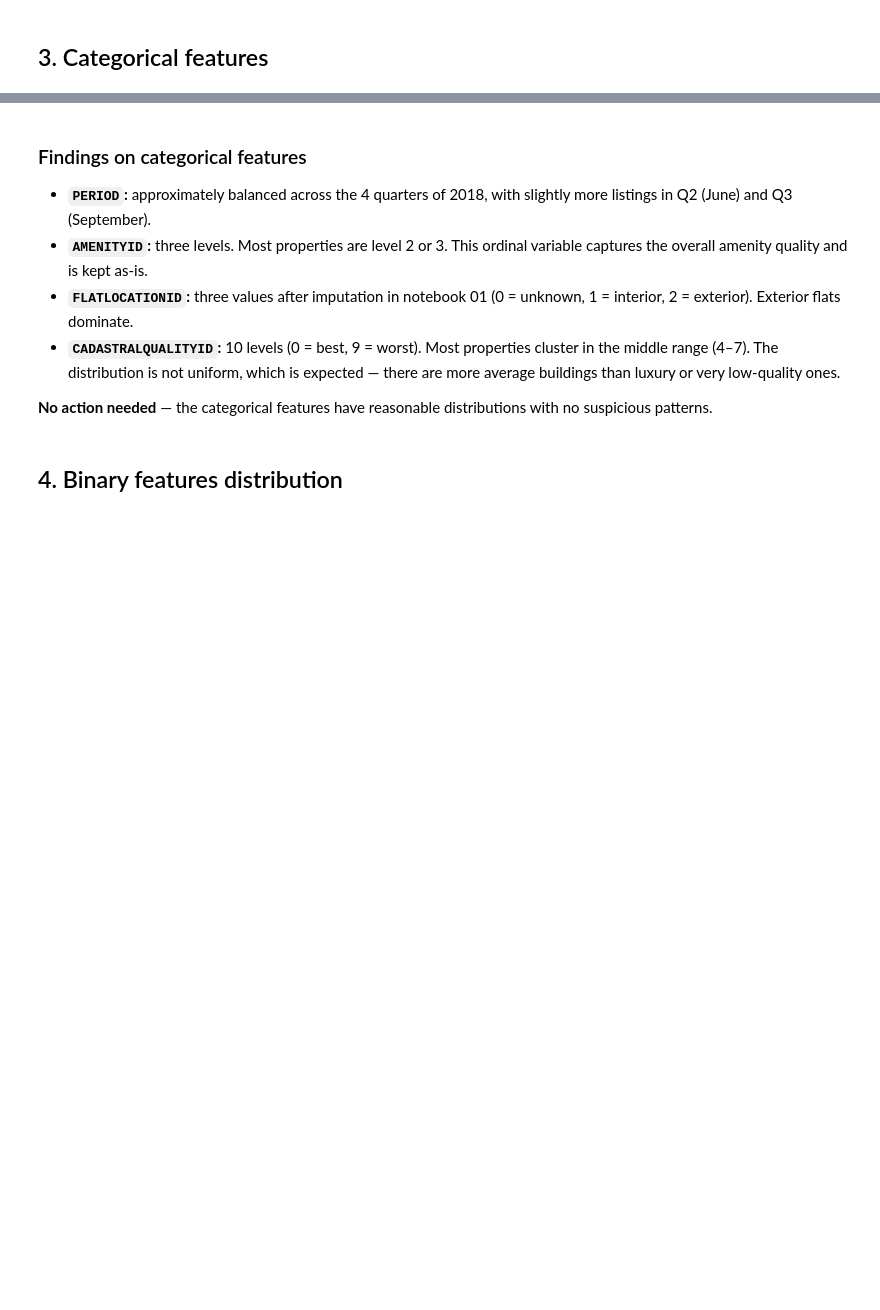
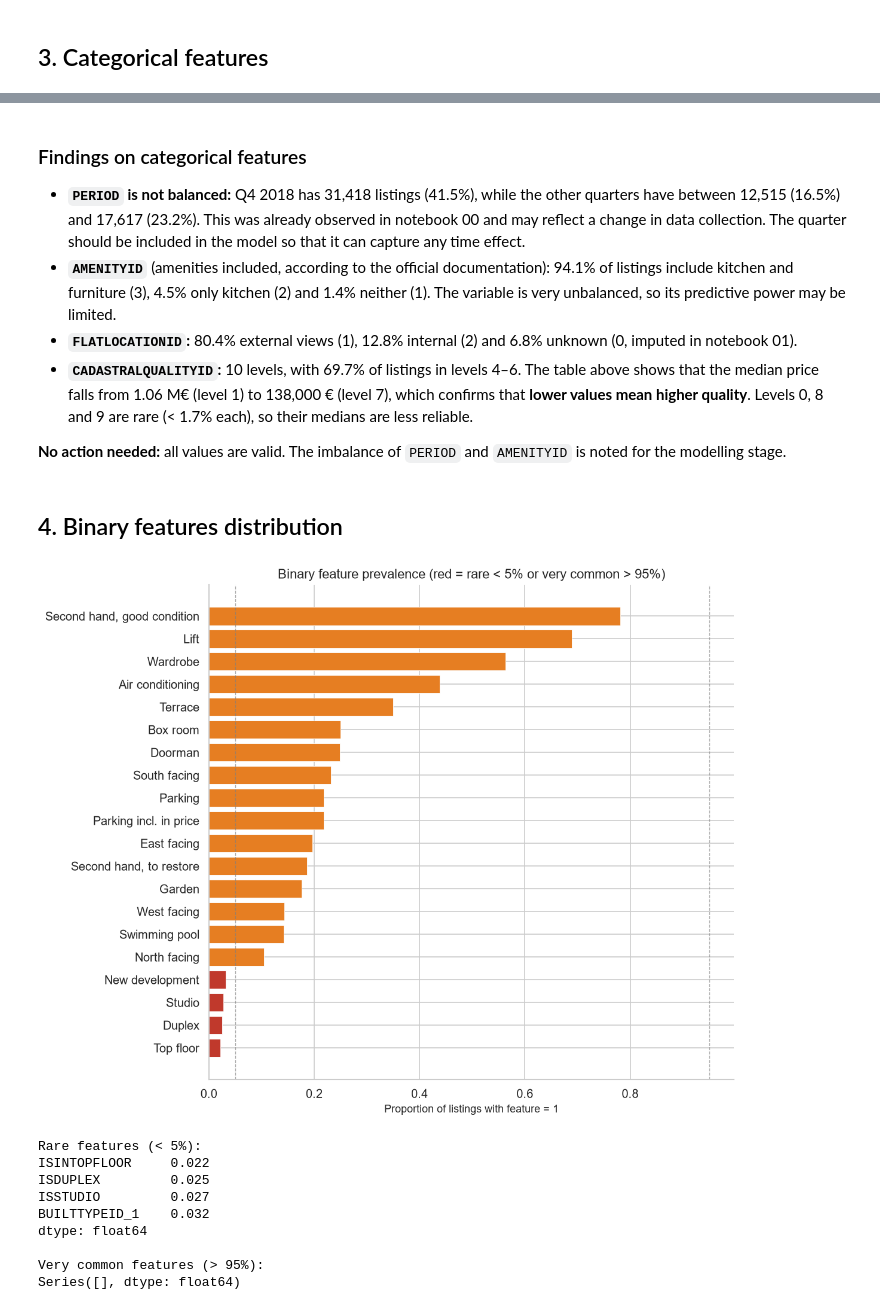
Before and after one commit to PabloMonteroRuiz/machine-learning-airbnb, a Jupyter notebook: notebooks/02_distributions_and_outliers.ipynb, the cells around one changed output, grey strips where cells are left out. Saved outputs shown, nothing was run; the diff lists cells and outputs as text; code cells hidden in the pictures; blank space fills up the shorter version.

```diff
--- a/notebooks/02_distributions_and_outliers.ipynb
+++ b/notebooks/02_distributions_and_outliers.ipynb
@@ -274,44 +345,55 @@ for col in cat_cols:
 # %% [markdown]
 ### Findings on categorical features
 
-- **`PERIOD`:** approximately balanced across the 4 quarters of 2018, with slightly more listings in Q2 (June) and Q3 (September).
-- **`AMENITYID`:** three levels. Most properties are level 2 or 3. This ordinal variable captures the overall amenity quality and is kept as-is.
-- **`FLATLOCATIONID`:** three values after imputation in notebook 01 (0 = unknown, 1 = interior, 2 = exterior). Exterior flats dominate.
-- **`CADASTRALQUALITYID`:** 10 levels (0 = best, 9 = worst). Most properties cluster in the middle range (4–7). The distribution is not uniform, which is expected — there are more average buildings than luxury or very low-quality ones.
+- **`PERIOD` is not balanced:** Q4 2018 has 31,418 listings (41.5%), while the other quarters have between 12,515 (16.5%) and 17,617 (23.2%). This was already observed in notebook 00 and may reflect a change in data collection. The quarter should be included in the model so that it can capture any time effect.
+- **`AMENITYID`** (amenities included, according to the official documentation): 94.1% of listings include kitchen and furniture (3), 4.5% only kitchen (2) and 1.4% neither (1). The variable is very unbalanced, so its predictive power may be limited.
+- **`FLATLOCATIONID`:** 80.4% external views (1), 12.8% internal (2) and 6.8% unknown (0, imputed in notebook 01).
+- **`CADASTRALQUALITYID`:** 10 levels, with 69.7% of listings in levels 4–6. The table above shows that the median price falls from 1.06 M€ (level 1) to 138,000 € (level 7), which confirms that **lower values mean higher quality**. Levels 0, 8 and 9 are rare (< 1.7% each), so their medians are less reliable.
 
-**No action needed** — the categorical features have reasonable distributions with no suspicious patterns.
+**No action needed:** all values are valid. The imbalance of `PERIOD` and `AMENITYID` is noted for the modelling stage.
 # %% [markdown]
 ## 4. Binary features distribution
 # %%
 binary_cols = [c for c in df.columns if c.startswith("HAS") or c.startswith("IS") or c.startswith("BUILTTYPEID")]
 
 proportions = df[binary_cols].mean().sort_values(ascending=True)
 
 # Readable names
 readable = {
     "HASTERRACE": "Terrace", "HASLIFT": "Lift", "HASAIRCONDITIONING": "Air conditioning",
     "HASPARKINGSPACE": "Parking", "ISPARKINGSPACEINCLUDEDINPRICE": "Parking incl. in price",
     "HASNORTHORIENTATION": "North facing", "HASSOUTHORIENTATION": "South facing",
     "HASEASTORIENTATION": "East facing", "HASWESTORIENTATION": "West facing",
     "HASBOXROOM": "Box room", "HASWARDROBE": "Wardrobe", "HASSWIMMINGPOOL": "Swimming pool",
     "HASDOORMAN": "Doorman", "HASGARDEN": "Garden", "ISDUPLEX": "Duplex",
     "ISSTUDIO": "Studio", "ISINTOPFLOOR": "Top floor",
-    "BUILTTYPEID_1": "Built type 1", "BUILTTYPEID_2": "Built type 2", "BUILTTYPEID_3": "Built type 3",
-}
+    "BUILTTYPEID_1": "New development", "BUILTTYPEID_2": "Second hand, to restore", "BUILTTYPEID_3": "Second hand, good condition",
+    }
 labels = [readable.get(c, c) for c in proportions.index]
 
 fig, ax = plt.subplots(figsize=(10, 8))
 colors = ["#e67e22" if 0.05 < v < 0.95 else "#c0392c" for v in proportions]
 ax.barh(labels, proportions.values, color=colors, edgecolor="white", linewidth=0.5)
 ax.set_xlabel("Proportion of listings with feature = 1")
 ax.set_title("Binary feature prevalence (red = rare < 5% or very common > 95%)")
 ax.axvline(0.05, color="gray", linestyle="--", lw=0.8, alpha=0.7)
 ax.axvline(0.95, color="gray", linestyle="--", lw=0.8, alpha=0.7)
 ax.spines[["top", "right"]].set_visible(False)
 plt.tight_layout()
 plt.show()
 
 print("Rare features (< 5%):")
 print(proportions[proportions < 0.05].round(3))
 print("\nVery common features (> 95%):")
 print(proportions[proportions > 0.95].round(3))
+# %% [output]
+[figure, added]
+Rare features (< 5%):
+ISINTOPFLOOR     0.022
+ISDUPLEX         0.025
+ISSTUDIO         0.027
+BUILTTYPEID_1    0.032
+dtype: float64
+
+Very common features (> 95%):
+Series([], dtype: float64)
```
Also changed, not shown: parts of 20 cells of this notebook.
